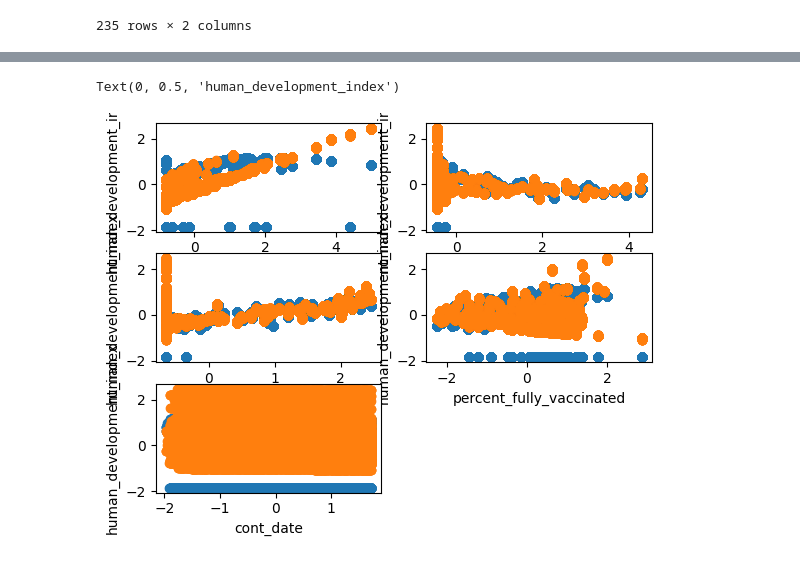
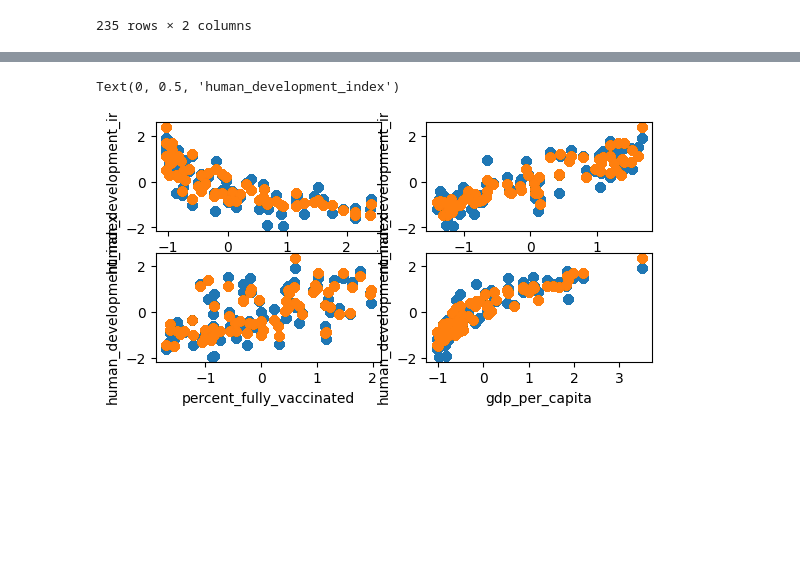
Before and after one commit to botztwo/Machine-Learning-Multiple-Linear-Regression-COVID19, a Jupyter notebook: tuesDraft.ipynb, the cells around one changed output, grey strips where cells are left out. Drawn from its saved outputs; the diff is of its cells as text; code cells hidden in the pictures; blank space fills up the shorter version.

```diff
--- a/tuesDraft.ipynb
+++ b/tuesDraft.ipynb
@@ -81,4 +81,6 @@ for i in range(len(df['date'])):
 # %%
 df['cont_date'] = cont_data
 # %%
-df.fillna(0, inplace=True)
+#df.fillna(0, inplace=True)
+# df.dropna()
+df
@@ -116,6 +128,13 @@ corr_matrix
 df1_selected_columns = df[["cont_date","location", "gdp_per_capita", "extreme_poverty", "handwashing_facilities", "new_cases_smoothed_per_million","human_development_index"]]
 df2_selected_columns = df_fully_vaxed[["location", "percent_fully_vaccinated"]]
 df_merged = pd.merge(df1_selected_columns, df2_selected_columns, on="location", how="inner")
-df_merged.fillna(0, inplace=True)
+#df_merged.fillna(0, inplace=True)
+#df_merged = df_merged.dropna()
+df_merged = df_merged[df_merged['gdp_per_capita'].notna()]
+df_merged = df_merged[df_merged['extreme_poverty'].notna()]
+df_merged = df_merged[df_merged['handwashing_facilities'].notna()]
+df_merged = df_merged[df_merged['new_cases_smoothed_per_million'].notna()]
+df_merged = df_merged[df_merged['human_development_index'].notna()]
+df_merged = df_merged[df_merged['percent_fully_vaccinated'].notna()]
 # %%
 df_merged
@@ -129,8 +162,8 @@ df_merged
 #Y = Single_place[["new_cases"]]
 
 
-# X = df[["gdp_per_capita", "extreme_poverty","handwashing_facilities","new_cases_smoothed_per_million" ]]
-X = df_merged[["gdp_per_capita", "extreme_poverty","handwashing_facilities","percent_fully_vaccinated","cont_date" ]]
+# X = df_merged[["gdp_per_capita", "extreme_poverty","handwashing_facilities","percent_fully_vaccinated","cont_date" ]
+X = df_merged[[ "extreme_poverty","handwashing_facilities","percent_fully_vaccinated","gdp_per_capita"]]
 Y = df_merged[["human_development_index"]]
 # %%
 
@@ -187,43 +220,46 @@ from sklearn.linear_model import LinearRegression
 model=LinearRegression()
 model.fit(X_train , y_train)
 
 y_pred = model.predict(X_train)
 
+
+
+
 plt.subplot(3, 2, 1)
 plt.scatter(X_train[:, 0], y_train)
 plt.scatter(X_train[:, 0],y_pred)
 #plt.plot([min(X_train[:, 0]), max(X_train[:, 0])], [min(y_pred), max(y_pred)], color="orange")
-plt.xlabel("gdp_per_capita")
+plt.xlabel("extreme_poverty")
 plt.ylabel("human_development_index")
 
 
 plt.subplot(3, 2, 2)
 plt.scatter(X_train[:, 1], y_train)
 plt.scatter(X_train[:, 1],y_pred)
-plt.xlabel("extreme_poverty")
+plt.xlabel("handwashing_facilities")
 plt.ylabel("human_development_index")
 
 plt.subplot(3, 2, 3)
 plt.scatter(X_train[:, 2], y_train)
 plt.scatter(X_train[:, 2],y_pred)
-plt.xlabel("extreme_poverty")
+plt.xlabel("percent_fully_vaccinated")
 plt.ylabel("human_development_index")
 
 
 plt.subplot(3, 2, 4)
 plt.scatter(X_train[:, 3], y_train)
 plt.scatter(X_train[:, 3],y_pred)
-plt.xlabel("percent_fully_vaccinated")
+plt.xlabel("gdp_per_capita")
 plt.ylabel("human_development_index")
 
-plt.subplot(3, 2, 5)
-plt.scatter(X_train[:, 4], y_train)
-plt.scatter(X_train[:, 4],y_pred)
-plt.xlabel("cont_date")
-plt.ylabel("human_development_index")
+# plt.subplot(3, 2, 5)
+# plt.scatter(X_train[:, 4], y_train)
+# plt.scatter(X_train[:, 4],y_pred)
+# plt.xlabel("cont_date")
+# plt.ylabel("human_development_index")
 # %% [output]
 Text(0, 0.5, 'human_development_index')
-[figure, old version]
+[figure, new version]
 # %%
 print (f"Model coeficients for features {X.columns} are {model.coef_}")
 # %% [output]
```
Also changed, not shown: parts of 8 cells of this notebook.
